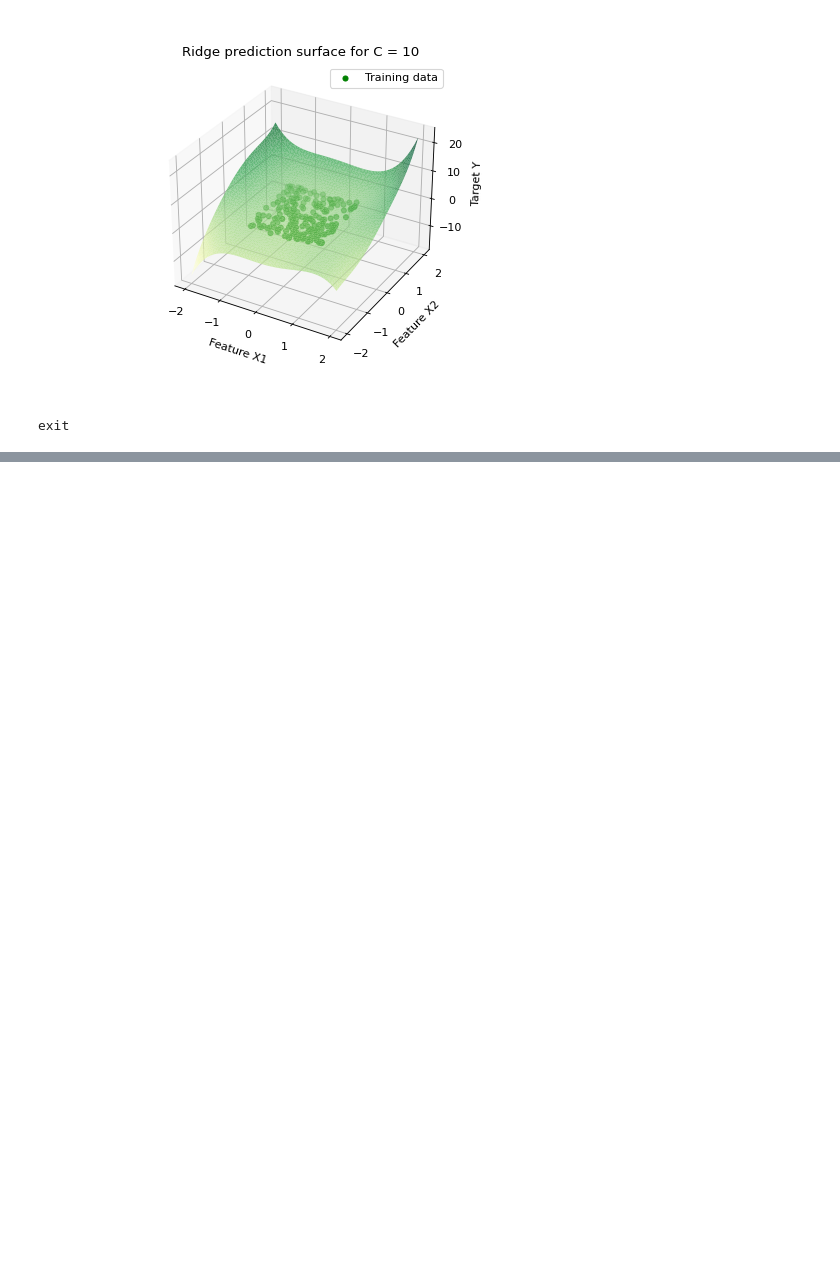
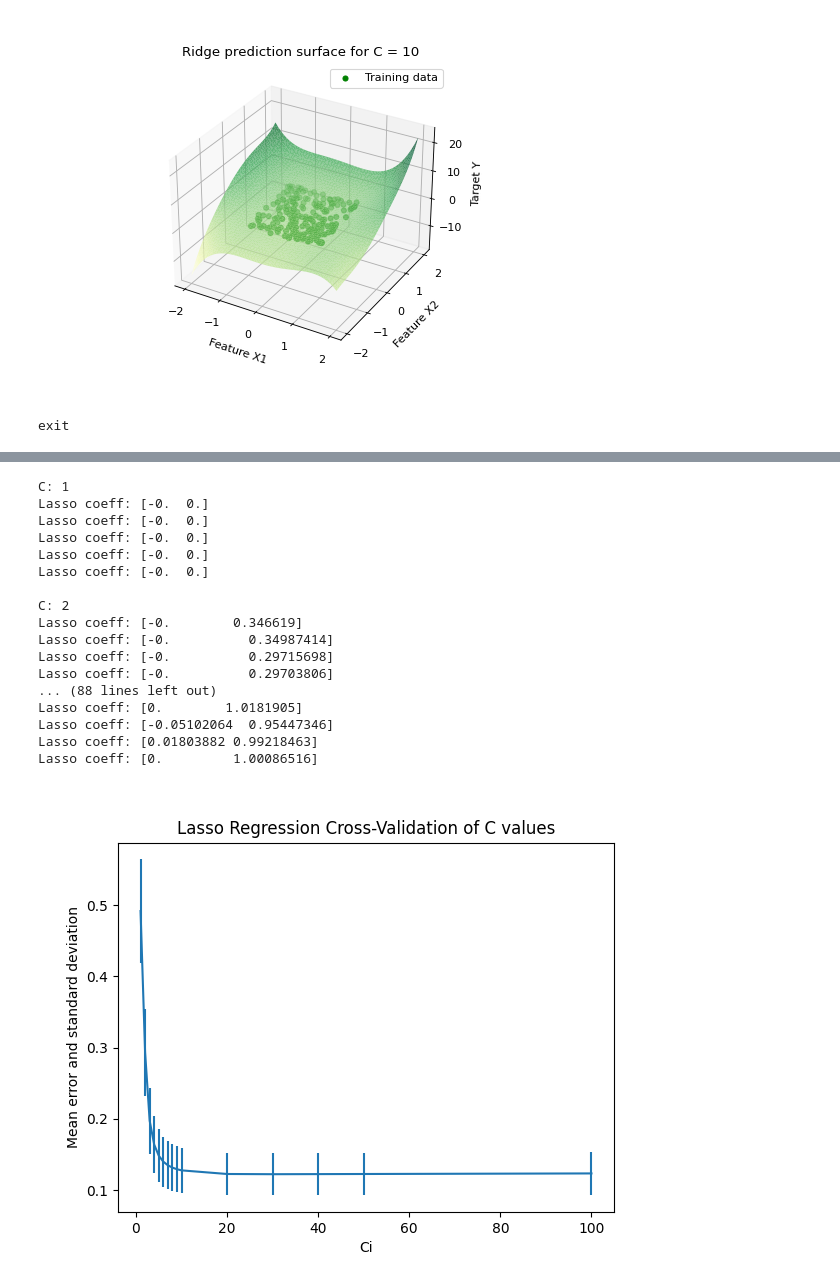
Before and after one commit to cormacmadden/Machine-Learning-Module, a Jupyter notebook: Assignment2/Assignment2.ipynb, the cells around one changed output, grey strips where cells are left out. Drawn from its saved outputs; the diff is of its cells as text; code cells hidden in the pictures; blank space fills up the shorter version.

```diff
--- a/Assignment2/Assignment2.ipynb
+++ b/Assignment2/Assignment2.ipynb
@@ -122,8 +123,8 @@ baseline = DummyRegressor(strategy="mean").fit(Xpoly, y)
 print("J(θ_baseline) = %f\n"%mean_squared_error(y, baseline.predict(Xpoly)))
 
 ridges = []
-Ci_range = [0.0001,0.001,0.01,0.1,1,10]
-for Ci in Ci_range:
+C_ridge = [0.0001,0.001,0.01,0.1,1,10]
+for Ci in C_ridge:
     model = Ridge(alpha=1/(2*Ci)).fit(Xpoly, y)
     theta = np.insert(model.coef_, 0, model.intercept_)
     ridges.append(model)
@@ -271,0 +200,73 @@ Mean error = 0.491725; Standard deviation = 0.072473
+# %%
+### ii a)
+
+kf = KFold(n_splits=5)
+mean_error=[]
+std_error=[]
+Cs2 = [1,2,3,4,5,6,7,8,9,10,20,30,40,50,100]
+for Ci in Cs2:
+    model = Lasso(alpha=1/(2*Ci))
+    print("\nC: "+str(Ci))
+    kf = KFold(n_splits=5)
+    temp = []
+    for train, test in kf.split(X):
+        model.fit(X[train],y[train])
+        ypred = model.predict(X[test])
+        print("Lasso coeff: "+str(model.coef_))
+
+        from sklearn.metrics import mean_squared_error
+        temp.append(mean_squared_error(y[test],ypred))
+    mean_error.append(np.array(temp).mean())
+    std_error.append(np.array(temp).std())
+
+plt.figure(dpi=100)
+plt.errorbar(Cs2,mean_error,yerr=std_error)
+plt.xlabel('Ci'); plt.ylabel('Mean error and standard deviation')
+plt.title('Lasso Regression Cross-Validation of C values')
+plt.show()
+
+### ii c)
+mean_error=[]
+std_error=[]
+C_ridge2 = [0.0001,0.001,0.01,0.015,0.02,0.025,0.03,0.05,0.1,0.2]
+for Ci in C_ridge2:
+    model = Ridge(alpha=1/(2*Ci))
+
+    from sklearn.model_selection import KFold
+    kf = KFold(n_splits=5)
+    temp = []
+    print("\nC: "+str(Ci))
+
+    for train, test in kf.split(X):
+        model.fit(X[train],y[train])
+        ypred = model.predict(X[test])
+        print("Ridge coeff: "+str(model.coef_))
+        from sklearn.metrics import mean_squared_error
+        temp.append(mean_squared_error(y[test],ypred))
+    mean_error.append(np.array(temp).mean())
+    std_error.append(np.array(temp).std())
+
+plt.figure(dpi=100)
+plt.errorbar(C_ridge2,mean_error,yerr=std_error)
+plt.xlabel('Ci'); plt.ylabel('Mean error and standard deviation')
+plt.title('Ridge Regression Cross-Validation of C values')
+plt.show()
+# %% [output]
+C: 1
+Lasso coeff: [-0.  0.]
+Lasso coeff: [-0.  0.]
+Lasso coeff: [-0.  0.]
+Lasso coeff: [-0.  0.]
+Lasso coeff: [-0.  0.]
+
+C: 2
+Lasso coeff: [-0.        0.346619]
+Lasso coeff: [-0.          0.34987414]
+Lasso coeff: [-0.          0.29715698]
+Lasso coeff: [-0.          0.29703806]
+... (88 lines left out)
+Lasso coeff: [0.        1.0181905]
+Lasso coeff: [-0.05102064  0.95447346]
+Lasso coeff: [0.01803882 0.99218463]
+Lasso coeff: [0.         1.00086516]
+[figure, added]
```
Also changed, not shown: parts of 3 cells of this notebook, 1 other file.
